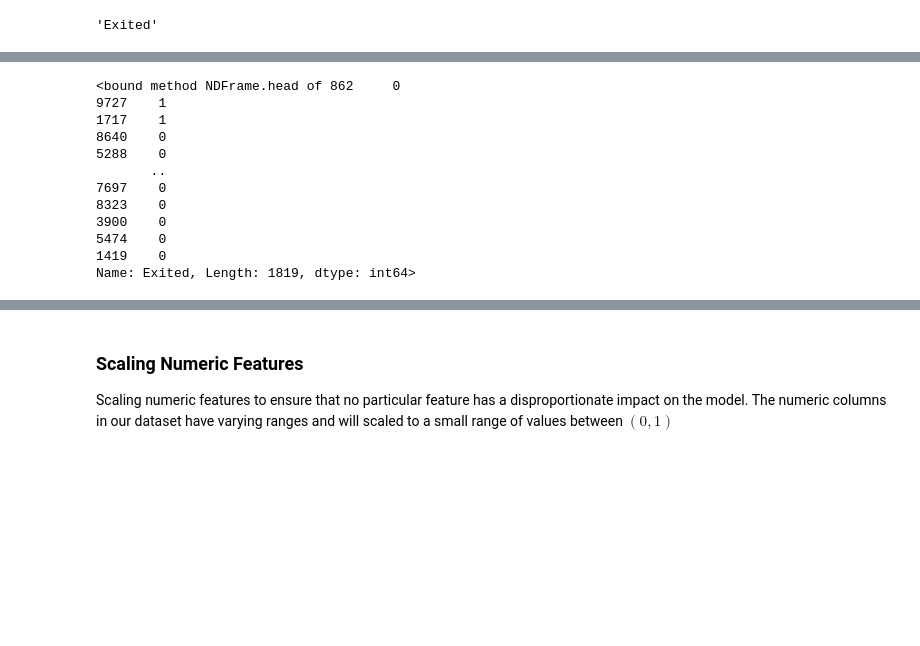
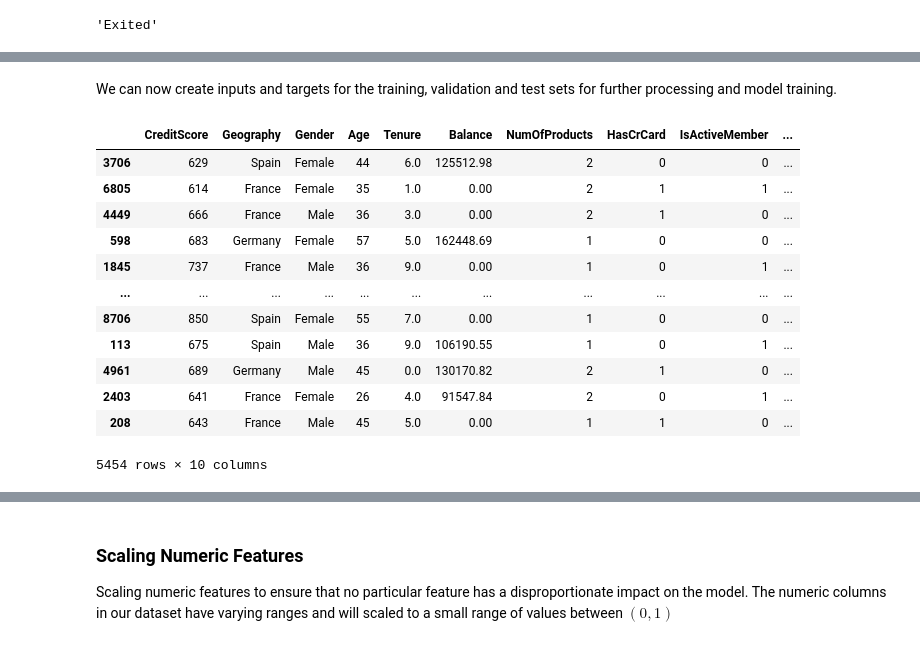
Before and after one commit to hwnjoroge/Projects, a Jupyter notebook: Imbalanced_Classification_Project.ipynb, the cells around one changed output, grey strips where cells are left out. Cells and saved outputs as stored; diff of their text form; code cells hidden in the pictures; blank space fills up the shorter version.

```diff
--- a/Imbalanced_Classification_Project.ipynb
+++ b/Imbalanced_Classification_Project.ipynb
@@ -285,15 +185,2 @@ test_inputs.head(3)
-# %%
-test_targets.head
-# %% [output]
-<bound method NDFrame.head of 862     0
-9727    1
-1717    1
-8640    0
-5288    0
-       ..
-7697    0
-8323    0
-3900    0
-5474    0
-1419    0
-Name: Exited, Length: 1819, dtype: int64>
+# %% [markdown]
+We can now create inputs and targets for the training, validation and test sets for further processing and model training.
@@ -299,0 +196,16 @@ Name: Exited, Length: 1819, dtype: int64>
+# %%
+train_inputs
+# %% [output]
+|  | CreditScore | Geography | Gender | Age | Tenure | Balance | NumOfProducts | HasCrCard | IsActiveMember | ... |
+| 3706 | 629 | Spain | Female | 44 | 6.0 | 125512.98 | 2 | 0 | 0 | ... |
+| 6805 | 614 | France | Female | 35 | 1.0 | 0.00 | 2 | 1 | 1 | ... |
+| 4449 | 666 | France | Male | 36 | 3.0 | 0.00 | 2 | 1 | 0 | ... |
+| 598 | 683 | Germany | Female | 57 | 5.0 | 162448.69 | 1 | 0 | 0 | ... |
+| 1845 | 737 | France | Male | 36 | 9.0 | 0.00 | 1 | 0 | 1 | ... |
+| ... | ... | ... | ... | ... | ... | ... | ... | ... | ... | ... |
+| 8706 | 850 | Spain | Female | 55 | 7.0 | 0.00 | 1 | 0 | 0 | ... |
+| 113 | 675 | Spain | Male | 36 | 9.0 | 106190.55 | 1 | 0 | 1 | ... |
+| 4961 | 689 | Germany | Male | 45 | 0.0 | 130170.82 | 2 | 1 | 0 | ... |
+| 2403 | 641 | France | Female | 26 | 4.0 | 91547.84 | 2 | 0 | 1 | ... |
+| 208 | 643 | France | Male | 45 | 5.0 | 0.00 | 1 | 1 | 0 | ... |
+5454 rows × 10 columns
```
Also changed, not shown: parts of 223 cells of this notebook.
